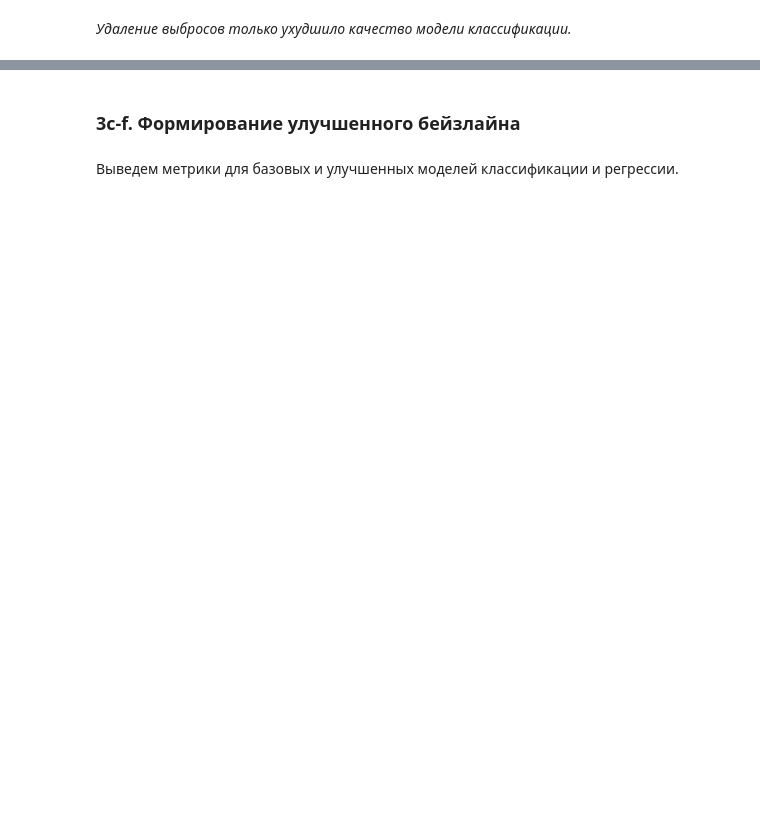
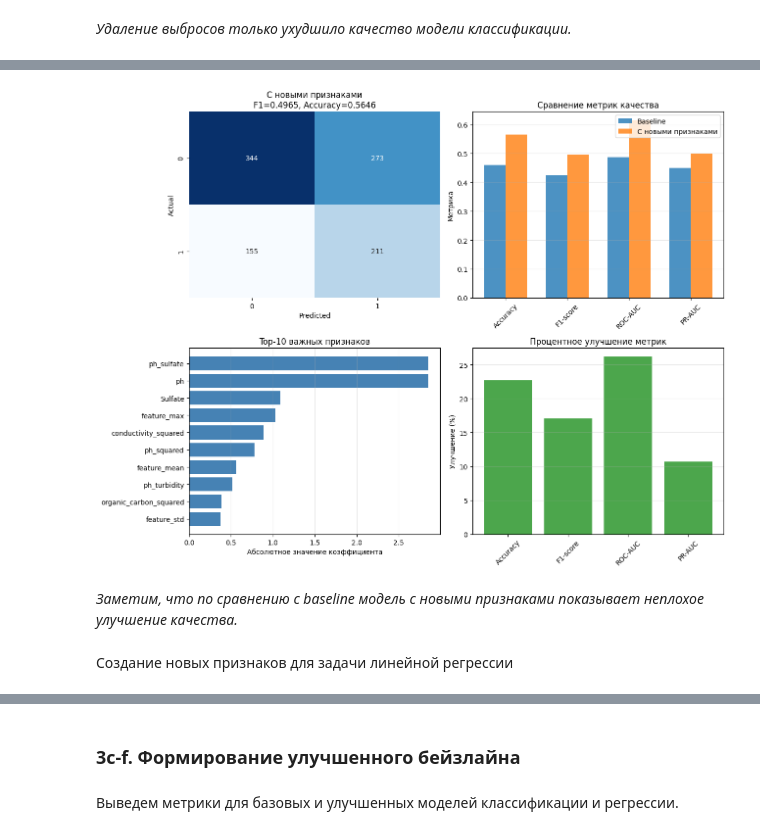
Before and after one commit to khanboglai/frameworks_AI, a Jupyter notebook: lab2.ipynb, the cells around one changed output, grey strips where cells are left out. Saved outputs shown, nothing was run; the diff lists cells and outputs as text; code cells hidden in the pictures; blank space fills up the shorter version.

```diff
--- a/lab2.ipynb
+++ b/lab2.ipynb
@@ -552,0 +661,58 @@ plt.show()
+# %%
+# Визуализация результатов инженерии признаков
+fig, axes = plt.subplots(2, 2, figsize=(13, 10))
+
+# 1. Матрица ошибок для модели с инженерией признаков
+cm_fe = confusion_matrix(y_test_water_fe, y_pred_water_fe)
+sns.heatmap(cm_fe, annot=True, fmt='d', ax=axes[0, 0], cmap='Blues', cbar=False)
+axes[0, 0].set_title(f'С новыми признаками\nF1={f1_fe:.4f}, Accuracy={acc_fe:.4f}')
+axes[0, 0].set_xlabel('Predicted')
+axes[0, 0].set_ylabel('Actual')
+
+# 2. Сравнение метрик
+metrics_names = ['Accuracy', 'F1-score', 'ROC-AUC', 'PR-AUC']
+baseline_metrics = [accuracy, f1, roc_auc, pr_auc]
+fe_metrics = [acc_fe, f1_fe, roc_auc_fe, pr_auc_fe]
+
+x = np.arange(len(metrics_names))
+width = 0.35
+
+axes[0, 1].bar(x - width/2, baseline_metrics, width, label='Baseline', alpha=0.8)
+axes[0, 1].bar(x + width/2, fe_metrics, width, label='С новыми признаками', alpha=0.8)
+axes[0, 1].set_ylabel('Метрика')
+axes[0, 1].set_title('Сравнение метрик качества')
+axes[0, 1].set_xticks(x)
+axes[0, 1].set_xticklabels(metrics_names, rotation=45)
+axes[0, 1].legend()
+axes[0, 1].grid(alpha=0.3, axis='y')
+
+# 3. Важность признаков (коэффициенты логистической регрессии)
+feature_importance = np.abs(lr_clf_fe.coef_[0])
+top_indices = np.argsort(feature_importance)[-10:]
+top_features = [X_water_fe_extended.columns[i] for i in top_indices]
+top_importance = feature_importance[top_indices]
+
+axes[1, 0].barh(top_features, top_importance, color='steelblue')
+axes[1, 0].set_xlabel('Абсолютное значение коэффициента')
+axes[1, 0].set_title('Top-10 важных признаков')
+axes[1, 0].grid(alpha=0.3, axis='x')
+
+# 4. Увеличение метрик
+improvement = [(fe_metrics[i] - baseline_metrics[i]) / baseline_metrics[i] * 100
+               for i in range(len(metrics_names))]
+colors = ['green' if x > 0 else 'red' for x in improvement]
+axes[1, 1].bar(metrics_names, improvement, color=colors, alpha=0.7)
+axes[1, 1].axhline(y=0, color='black', linestyle='-', linewidth=0.8)
+axes[1, 1].set_ylabel('Улучшение (%)')
+axes[1, 1].set_title('Процентное улучшение метрик')
+axes[1, 1].set_xticklabels(metrics_names, rotation=45)
+axes[1, 1].grid(alpha=0.3, axis='y')
+
+plt.tight_layout()
+plt.show()
+# %% [output]
+[figure, added]
+# %% [markdown]
+*Заметим, что по сравнению с baseline модель с новыми признаками показывает неплохое улучшение качества.*
+# %% [markdown]
+Создание новых признаков для задачи линейной регрессии
```
Also changed, not shown: parts of 61 cells of this notebook.
